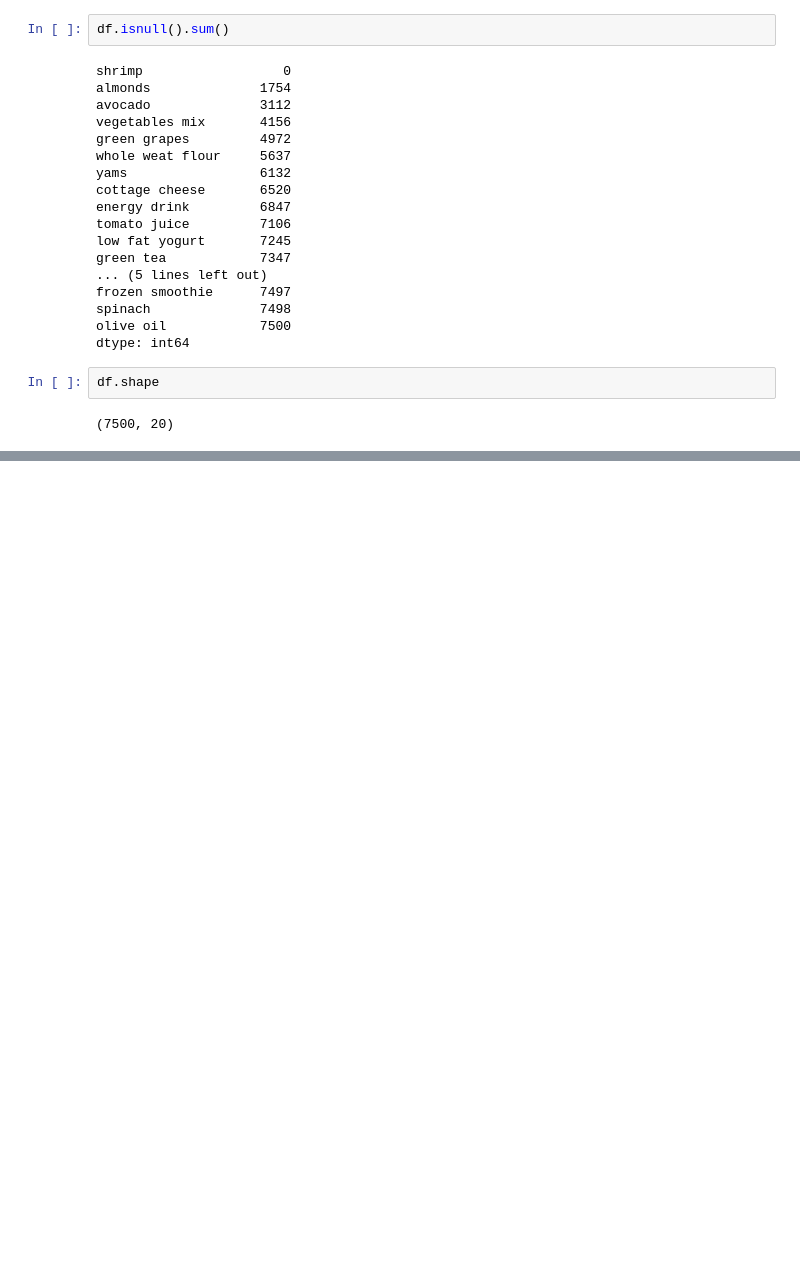
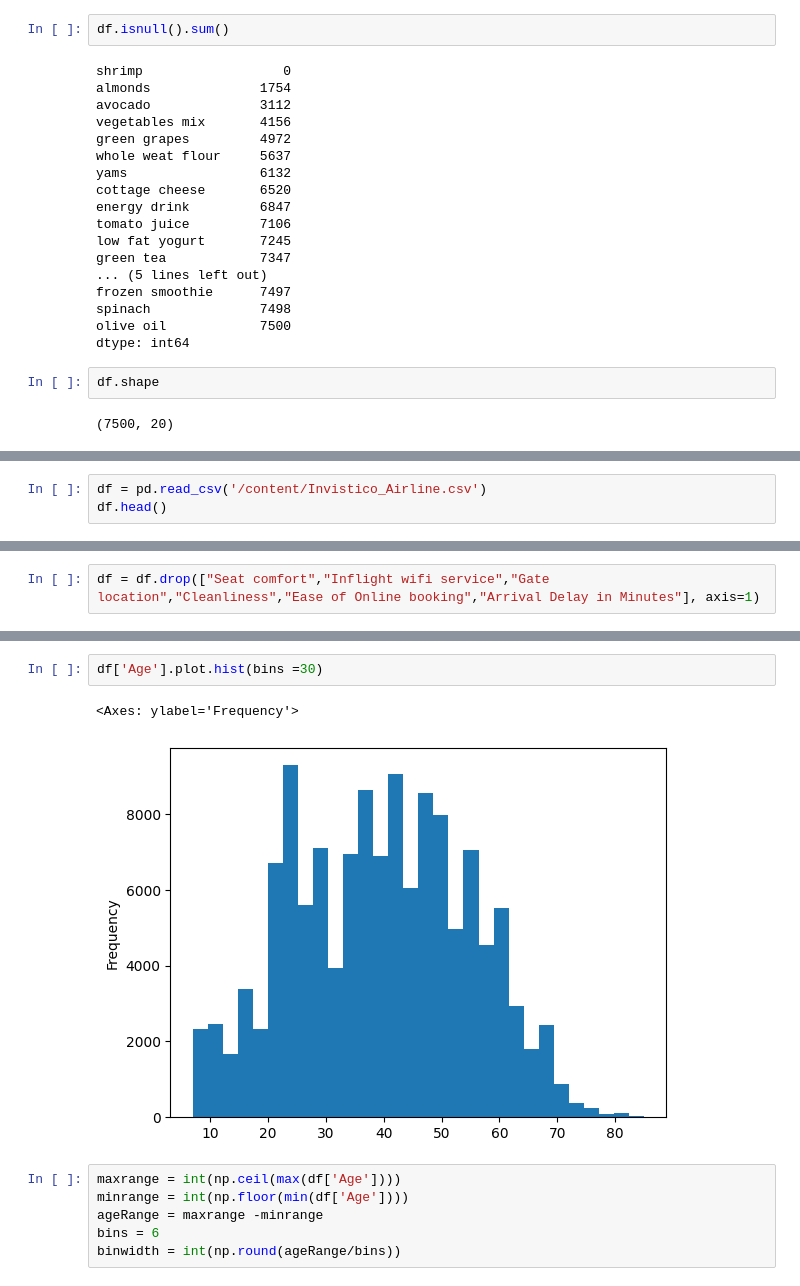
Before and after one commit to Akshithaa25/Machine_Learning_502, a Jupyter notebook: 2348502_ML_LAB_3.ipynb, the cells around one changed output, grey strips where cells are left out. Cells and saved outputs as stored; diff of their text form; blank space fills up the shorter version.

```diff
--- a/2348502_ML_LAB_3.ipynb
+++ b/2348502_ML_LAB_3.ipynb
@@ -46,0 +53,3 @@ df.shape
+# %%
+df = pd.read_csv('/content/Invistico_Airline.csv')
+df.head()
@@ -46,0 +104,2 @@ df.shape
+# %%
+df = df.drop(["Seat comfort","Inflight wifi service","Gate location","Cleanliness","Ease of Online booking","Arrival Delay in Minutes"], axis=1)
@@ -46,0 +139,11 @@ df.shape
+# %%
+df['Age'].plot.hist(bins =30)
+# %% [output]
+<Axes: ylabel='Frequency'>
+[figure, added]
+# %%
+maxrange = int(np.ceil(max(df['Age'])))
+minrange = int(np.floor(min(df['Age'])))
+ageRange = maxrange -minrange
+bins = 6
+binwidth = int(np.round(ageRange/bins))
```
Also changed, not shown: parts of 31 cells of this notebook.
